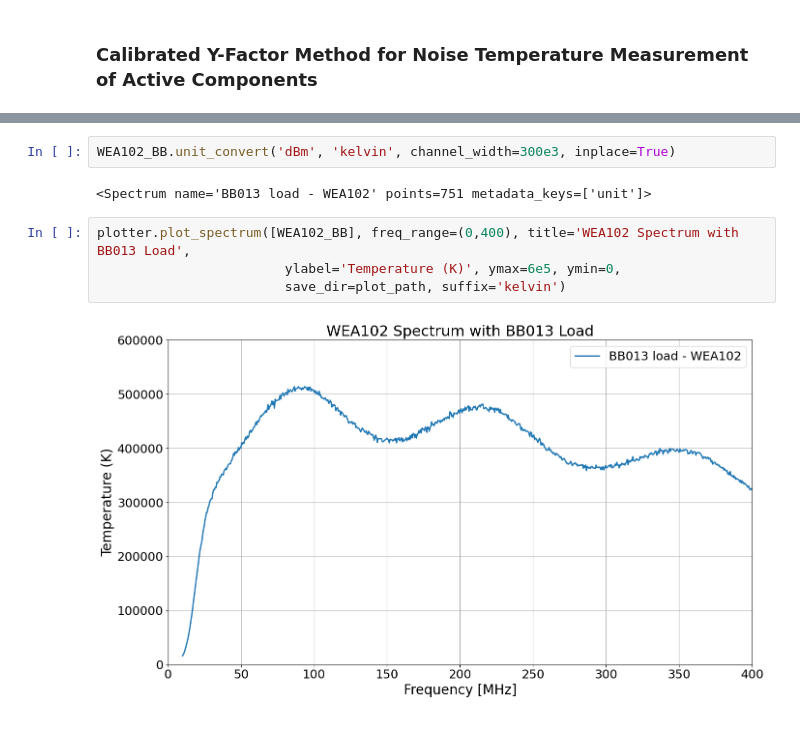
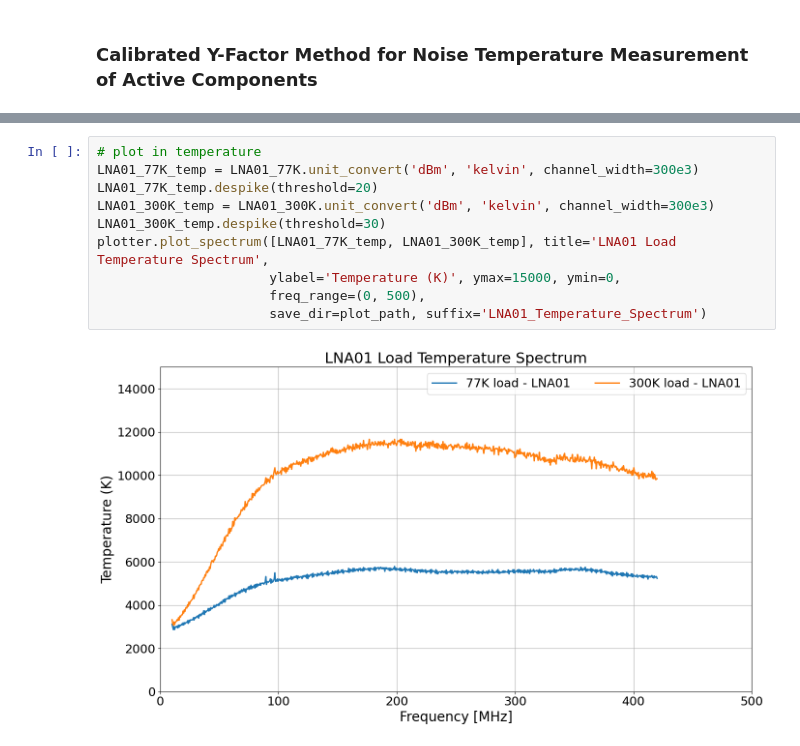
Before and after one commit to alhosani-abdulla/Highz-EXP, a Jupyter notebook: notebooks/Y_factor.ipynb, the cells around one changed output, grey strips where cells are left out. Saved outputs shown, nothing was run; the diff lists cells and outputs as text.

```diff
--- a/notebooks/Y_factor.ipynb
+++ b/notebooks/Y_factor.ipynb
@@ -158,10 +111,12 @@ Successfully parsed 1 traces with data
-# %%
-WEA102_BB.unit_convert('dBm', 'kelvin', channel_width=300e3, inplace=True)
-# %% [output]
-<Spectrum name='BB013 load - WEA102' points=751 metadata_keys=['unit']>
-# %%
-plotter.plot_spectrum([WEA102_BB], freq_range=(0,400), title='WEA102 Spectrum with BB013 Load',
-                        ylabel='Temperature (K)', ymax=6e5, ymin=0,
-                        save_dir=plot_path, suffix='kelvin')
-# %% [output]
-[figure, removed]
+# %%
+# plot in temperature
+LNA01_77K_temp = LNA01_77K.unit_convert('dBm', 'kelvin', channel_width=300e3)
+LNA01_77K_temp.despike(threshold=20)
+LNA01_300K_temp = LNA01_300K.unit_convert('dBm', 'kelvin', channel_width=300e3)
+LNA01_300K_temp.despike(threshold=30)
+plotter.plot_spectrum([LNA01_77K_temp, LNA01_300K_temp], title='LNA01 Load Temperature Spectrum',
+                      ylabel='Temperature (K)', ymax=15000, ymin=0,
+                      freq_range=(0, 500),
+                      save_dir=plot_path, suffix='LNA01_Temperature_Spectrum')
+# %% [output]
+[figure, added]
```
Also changed, not shown: parts of 12 cells of this notebook, 3 other files.
